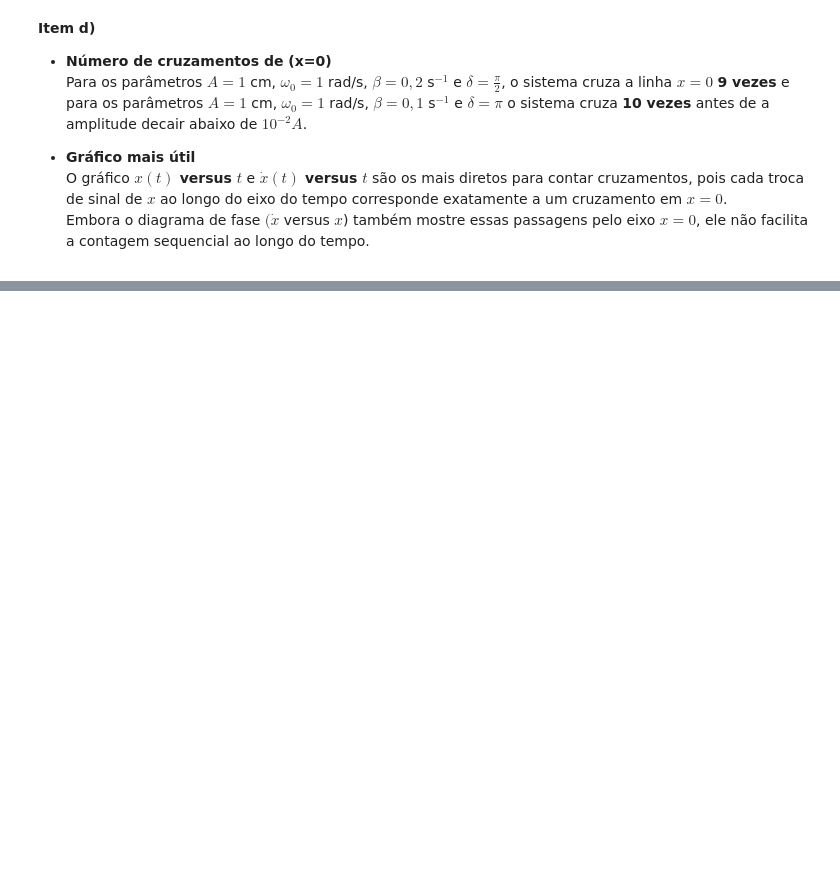
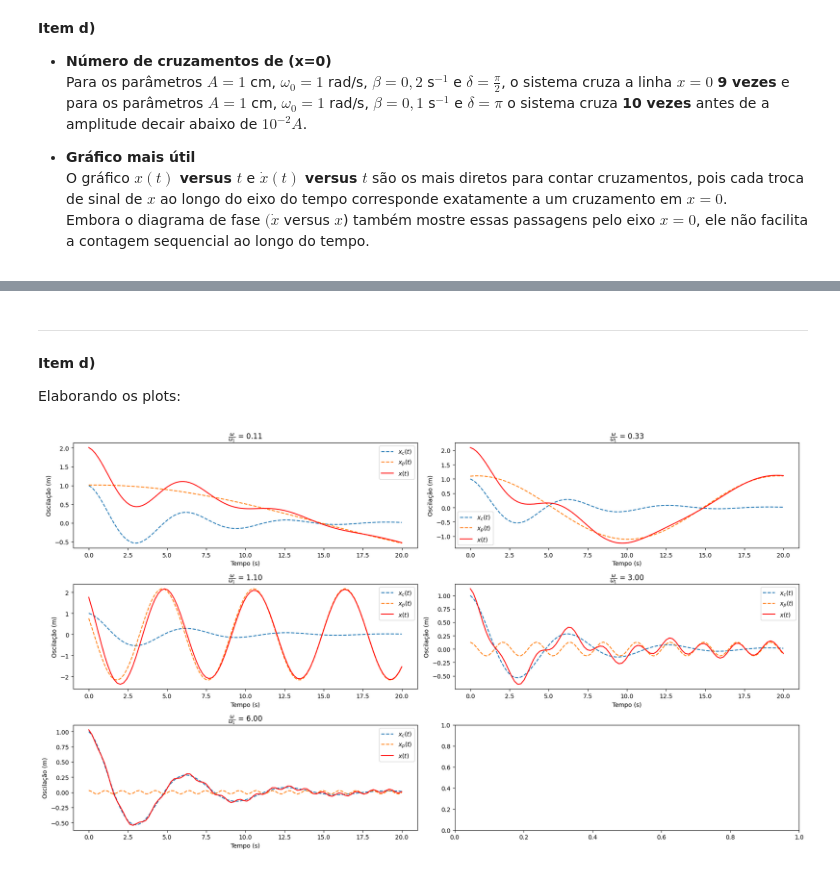
Before and after one commit to ylaksl/lista_num_mecanica, a Jupyter notebook: Problemas numericos_mec classica.ipynb, the cells around one changed output, grey strips where cells are left out. Saved outputs shown, nothing was run; the diff lists cells and outputs as text; code cells hidden in the pictures; blank space fills up the shorter version.

```diff
--- a/Problemas numericos_mec classica.ipynb
+++ b/Problemas numericos_mec classica.ipynb
@@ -1348,0 +1252,8 @@ plt.show()
+# %%
+# Constantes
+beta = 0.2
+k = 1
+m = 1
+omega0 = 1
+omega1 = np.sqrt(0.96)
+razoes = np.array([1/9, 1/3, 1.1, 3, 6], float)
@@ -1348,0 +1270,3 @@ plt.show()
+# %%
+def x_c(t, omega1):
+    return np.exp(-beta*t)*np.cos(omega1*t)
@@ -1348,0 +1281,38 @@ plt.show()
+# %%
+def x_p(t, omega, omega0):
+    delta = np.arctan((2*omega*beta)/(omega0**2 - omega**2))
+    return (1/np.sqrt((omega0**2 - omega**2)**2 + 4*(omega**2)*(beta**2)))*np.cos(omega*t - delta)
+# %% [markdown]
+---
+# %% [markdown]
+**Item d)**
+
+Elaborando os plots:
+# %%
+ti = 0
+tf = 20
+tempos = np.linspace(ti,tf,100)
+
+
+fig, axes = plt.subplots(3, 2, figsize=(18, 10))
+axes = axes.flatten()  # transforma a matriz 3x2 em um array 1D para facilitar a iteração
+
+for i, r in enumerate(razoes):
+    omega = r * omega1
+    xc_points = [x_c(t, omega1) for t in tempos]
+    xp_points = [x_p(t, omega, omega0) for t in tempos]
+    x_points = [xc + xp for xc, xp in zip(xc_points, xp_points)]
+
+    ax = axes[i]  # pega o subplot correspondente
+    ax.plot(tempos, xc_points, '--',label=r'$x_c(t)$')
+    ax.plot(tempos, xp_points, '--',label=r'$x_p(t)$')
+    ax.plot(tempos, x_points, 'r',label=r'$x(t)$')
+    ax.set_title(f'$\\frac{{\\omega}}{{\\omega_1}}$ = {r:.2f}')
+    ax.set_ylabel('Oscilação (m)')
+    ax.set_xlabel('Tempo (s)')
+    ax.legend()
+
+plt.tight_layout()
+plt.show()
+# %% [output]
+[figure, added]
```
Also changed, not shown: parts of 118 cells of this notebook.
